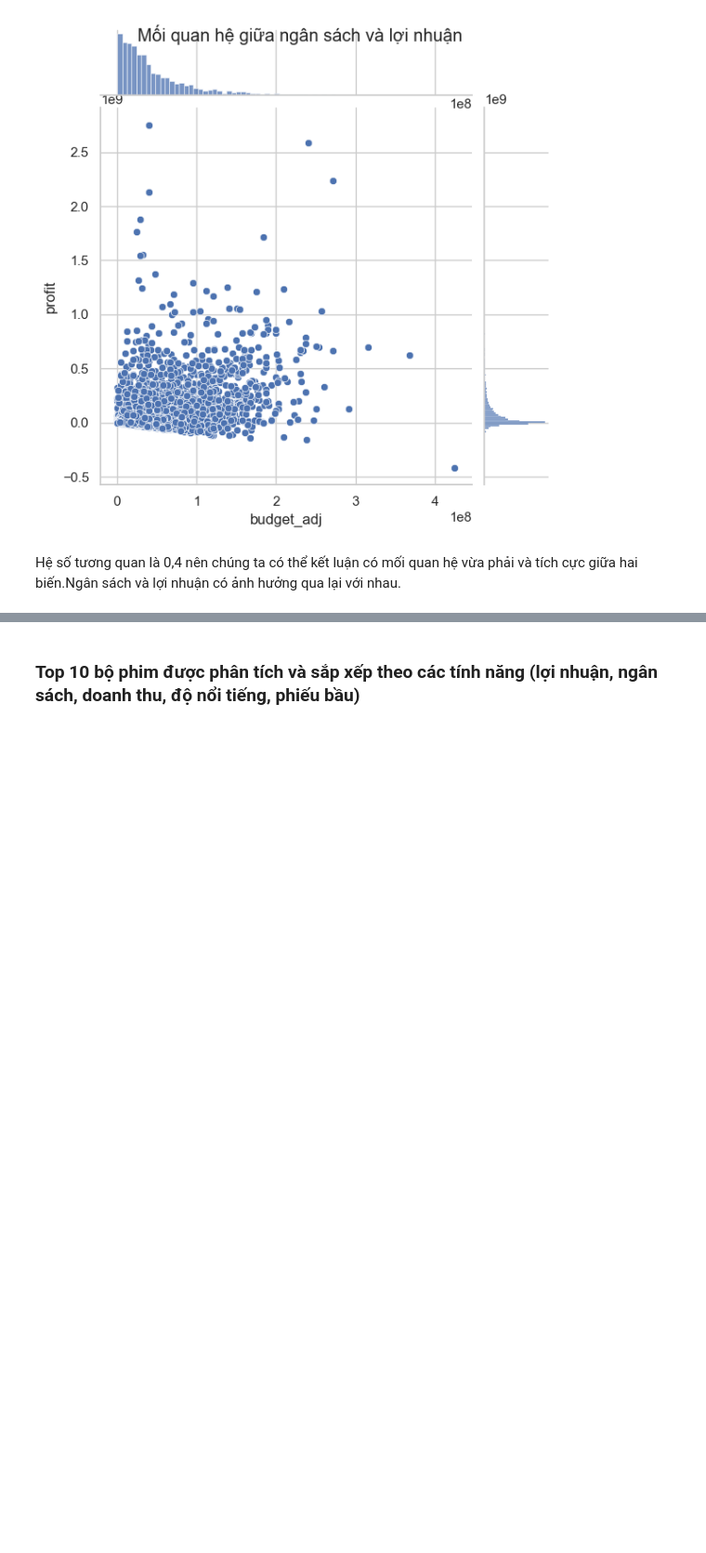
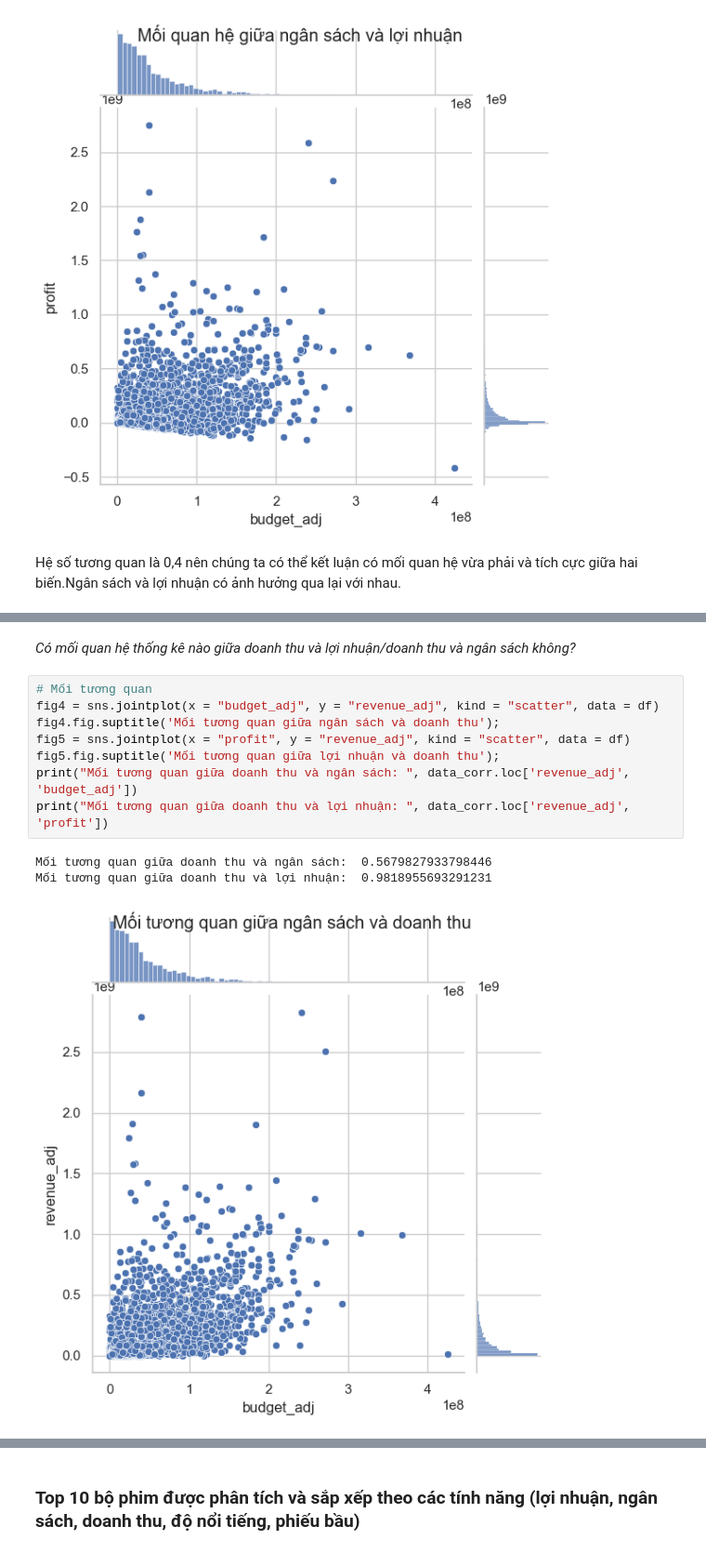
Before and after one commit to Nnguyen-dev2805/PYTHON_FinalProject, a Jupyter notebook: report.ipynb, the cells around one changed output, grey strips where cells are left out. Shown at 93% size. Cells and saved outputs as stored; diff of their text form; blank space fills up the shorter version.

```diff
--- a/report.ipynb
+++ b/report.ipynb
@@ -506,0 +548,14 @@ Hệ số tương quan là 0,4 nên chúng ta có thể kết luận có mối q
+# %% [markdown]
+*Có mối quan hệ thống kê nào giữa doanh thu và lợi nhuận/doanh thu và ngân sách không?*
+# %%
+# Mối tương quan
+fig4 = sns.jointplot(x = "budget_adj", y = "revenue_adj", kind = "scatter", data = df)
+fig4.fig.suptitle('Mối tương quan giữa ngân sách và doanh thu');
+fig5 = sns.jointplot(x = "profit", y = "revenue_adj", kind = "scatter", data = df)
+fig5.fig.suptitle('Mối tương quan giữa lợi nhuận và doanh thu');
+print("Mối tương quan giữa doanh thu và ngân sách: ", data_corr.loc['revenue_adj', 'budget_adj'])
+print("Mối tương quan giữa doanh thu và lợi nhuận: ", data_corr.loc['revenue_adj', 'profit'])
+# %% [output]
+Mối tương quan giữa doanh thu và ngân sách:  0.5679827933798446
+Mối tương quan giữa doanh thu và lợi nhuận:  0.9818955693291231
+[figure, added]
```
Also changed, not shown: parts of 17 cells of this notebook.
